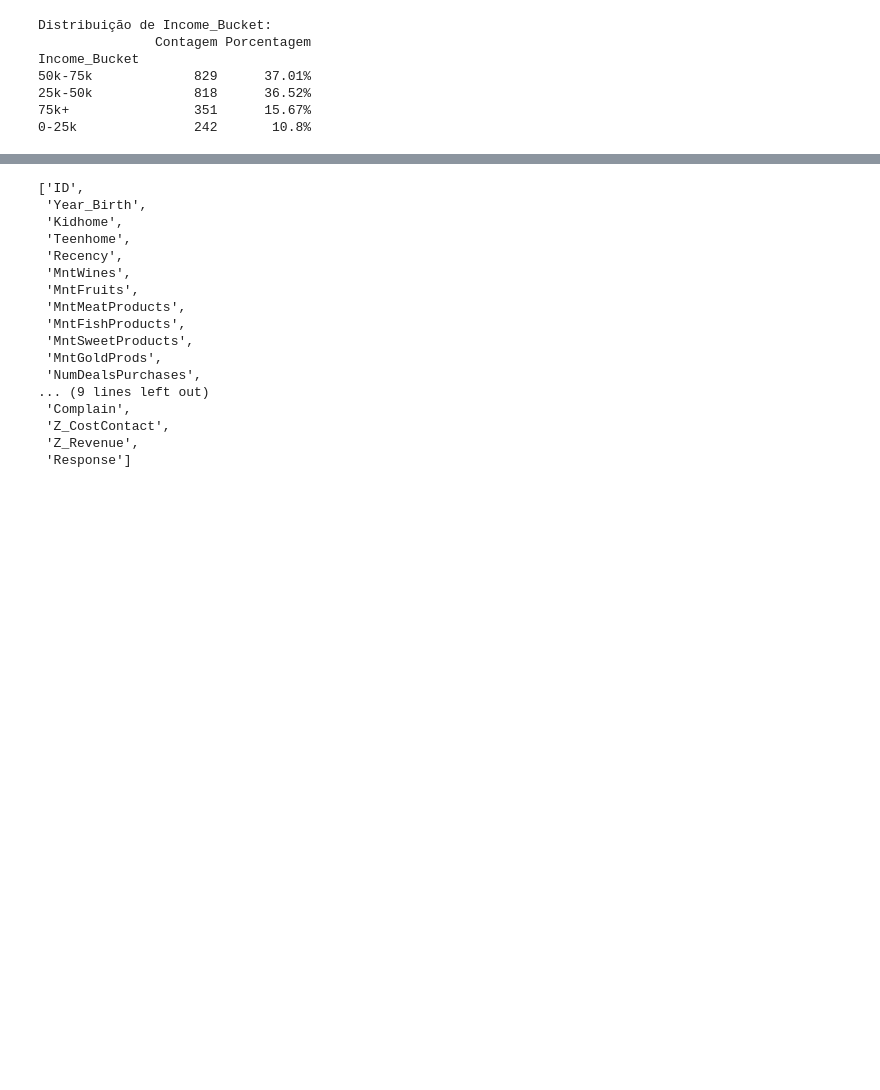
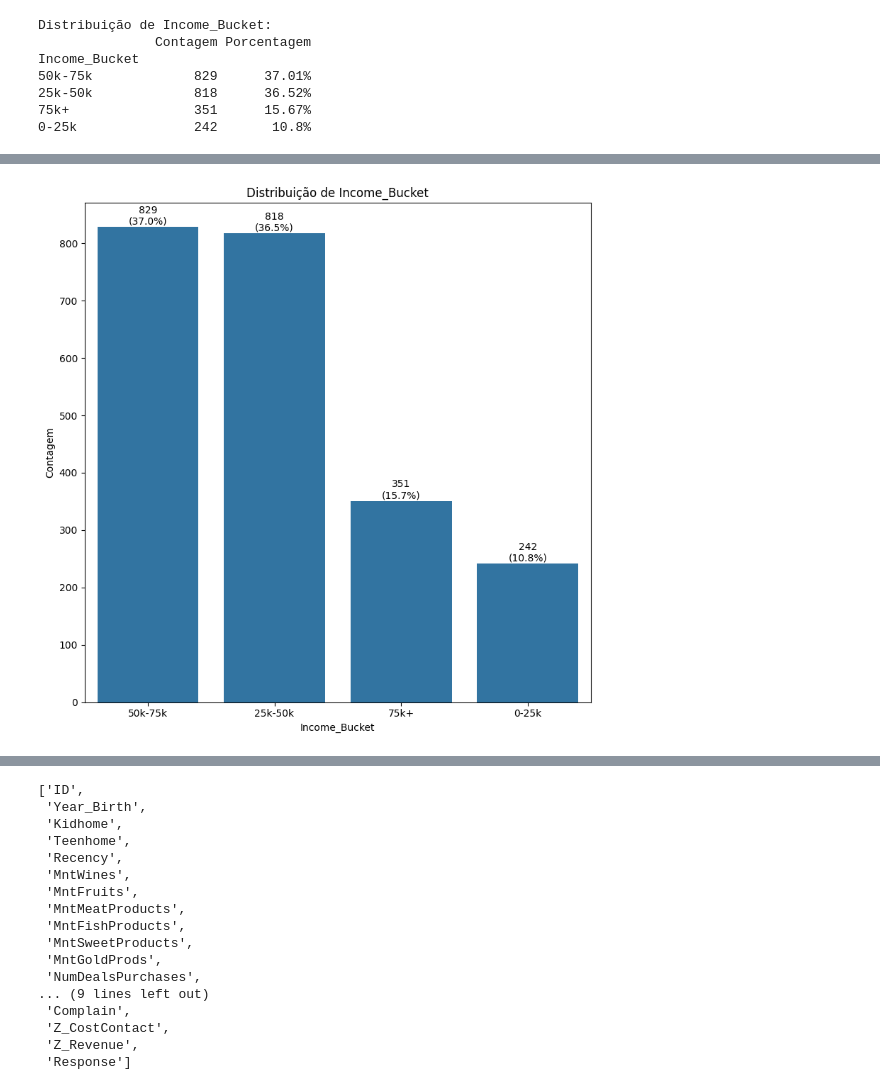
Before and after one commit to raquelcreis/ifood-data-business-analyst-test, a Jupyter notebook: eda.ipynb, the cells around one changed output, grey strips where cells are left out. Saved outputs shown, nothing was run; the diff lists cells and outputs as text; code cells hidden in the pictures; blank space fills up the shorter version.

```diff
--- a/eda.ipynb
+++ b/eda.ipynb
@@ -217,0 +329,4 @@ Income_Bucket
+# %%
+plot_categorical(df_treated,'Income_Bucket')
+# %% [output]
+[figure, added]
```
Also changed, not shown: parts of 90 cells of this notebook, 1 other file.
